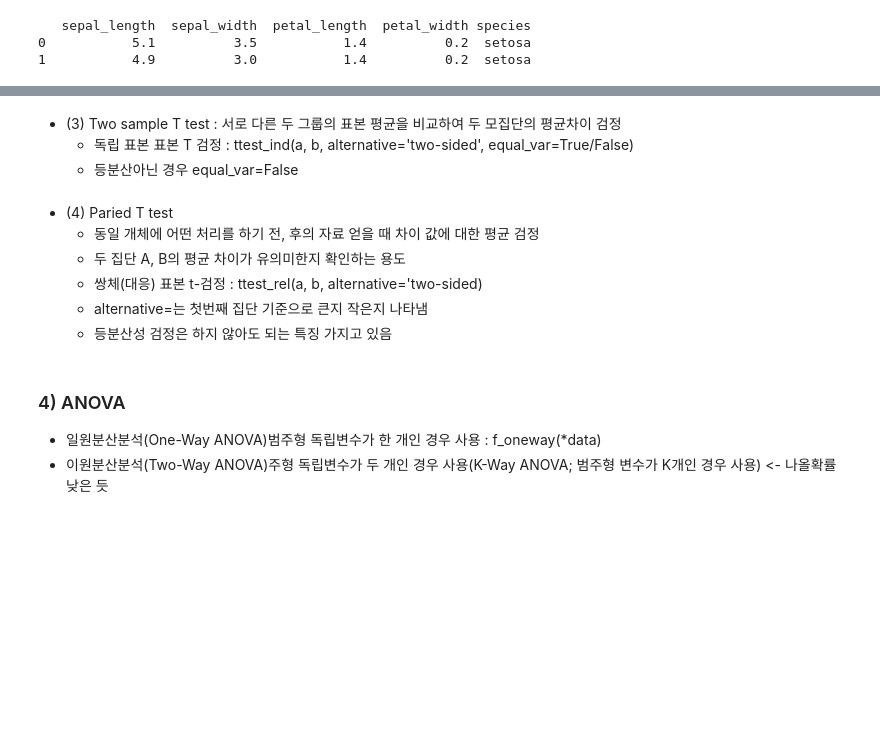
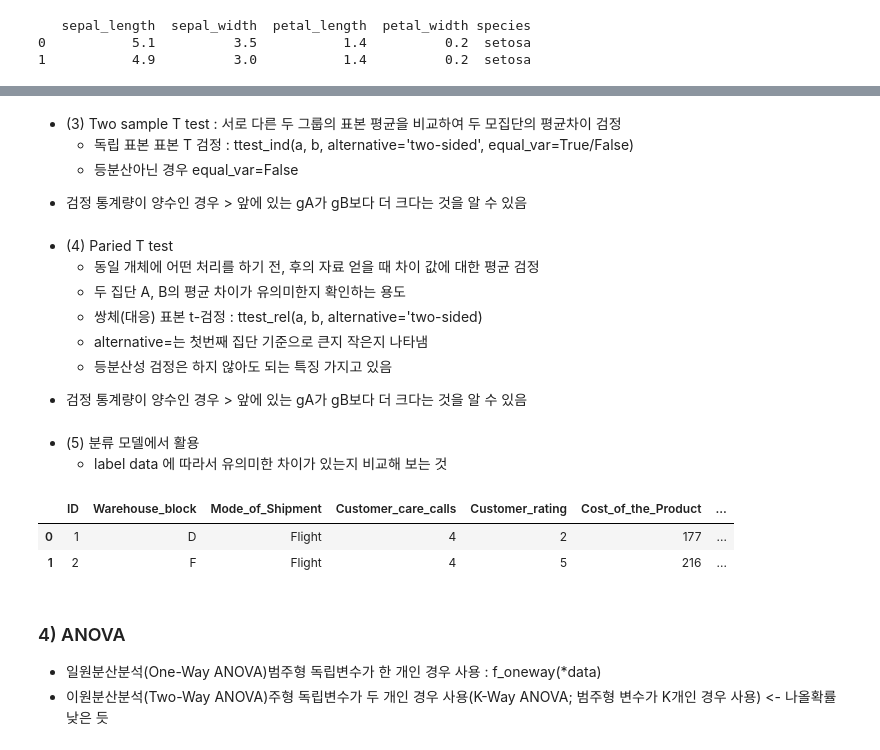
Before and after one commit to choiyun9yu/DataAnalysis, a Jupyter notebook: 빅분기 실기 자료/시험 가이드.ipynb, the cells around one changed output, grey strips where cells are left out. Drawn from its saved outputs; the diff is of its cells as text; code cells hidden in the pictures; blank space fills up the shorter version.

Commit message:
main

```diff
--- a/빅분기 실기 자료/시험 가이드.ipynb
+++ b/빅분기 실기 자료/시험 가이드.ipynb
@@ -1211,6 +1225,8 @@ print(f'{lower:.4f} ~ {upper:.4f}')
 - (3) Two sample T test : 서로 다른 두 그룹의 표본 평균을 비교하여 두 모집단의 평균차이 검정
     - 독립 표본 표본 T 검정 : ttest_ind(a, b, alternative='two-sided', equal_var=True/False)
     - 등분산아닌 경우 equal_var=False
+
+* 검정 통계량이 양수인 경우 > 앞에 있는 gA가 gB보다 더 크다는 것을 알 수 있음
 # %%
 # [1] 그룹 분할하기
 gA = df['stime20s']
@@ -1264,6 +1280,8 @@ print('기각' if pvalue < 0.05 else '채택') # 채택
     - 쌍체(대응) 표본 t-검정 : ttest_rel(a, b, alternative='two-sided)
     - alternative=는 첫번째 집단 기준으로 큰지 작은지 나타냄
     - 등분산성 검정은 하지 않아도 되는 특징 가지고 있음
+
+* 검정 통계량이 양수인 경우 > 앞에 있는 gA가 gB보다 더 크다는 것을 알 수 있음
 # %%
 # [1] 데이터 가져오기
 import pandas as pd
@@ -1323,3 +1341,50 @@ print('기각' if pvalue < 0.05 else '채택')
+# %% [markdown]
+- (5) 분류 모델에서 활용
+    - label data 에 따라서 유의미한 차이가 있는지 비교해 보는 것
+# %%
+import pandas as pd
+data = pd.read_csv('https://raw.githubusercontent.com/Soyoung-Yoon/bigdata/main/1st_Train.csv')
+data.head(2)
+
+# t-test
+# 연속형 변수 : 'Cost_of_the_Product', 'Weight_in_gms', 'Discount_offered'
+# 범주형 변수 : 'Reached.on.Time_Y.N'
+
+# 데이터 5000개 미만이면 정규성 테스트 shapiro,  kstest
+from scipy.stats import shapiro, kstest, bartlett, levene
+from scipy.stats import ttest_ind
+
+# [1] 그룹 나누기
+feature = 'Cost_of_the_Product'
+gA = data.loc[data['Reached.on.Time_Y.N']==1, feature]
+gB = data.loc[data['Reached.on.Time_Y.N']==0, feature]
+print(feature, gA.shape, gB.shape)
+
+# [2] 정규성, 등분산성 검정
+# sta, pva = shapiro(gA)    # 데이터가 5000개 이상이면 사피로 비추
+# stb, pvb = shapiro(gB)    # 데이터 많으면 kstest 추천
+_, pva = kstest(gA, "norm")
+_, pvb = kstest(gA, "norm")
+print(pva, pvb) # 0.0, 0.0 -> 둘 다 귀무가설 기각 -> 둘 다 정규성 불만족
+
+# 정규성 갖지 못하니까 levene사용
+_, pv = levene(gA, gB, center='median')
+print(pv)   # 0.06 -> 귀무가설 채택 -> 등분산성 만족
+
+# [3] ttest_ind
+from scipy.stats import ttest_ind
+statistics, pvalue = ttest_ind(gA, gB, alternative='two-sided', equal_var=True)
+print(f'{pvalue:.4f}')  # 0.000 -> 귀무가설 기각 -> 라벨 데이터 별 유의미한 차이 있다.
+
+# [4] 결론
+print('기각' if pvalue < 0.05 else '채택')  # 라벨 데이터 별 유의미한 차이 있다.
+
+# 위 코드는 피쳐 하나만 했는데 제시된 피쳐 하나씩 다해보면 피쳐마다 유의미한지 아닌지 알 수 있음
+# 함수나 반복문을 사용해서 돌려도 됨
+# %% [output]
+|  | ID | Warehouse_block | Mode_of_Shipment | Customer_care_calls | Customer_rating | Cost_of_the_Product | ... |
+| 0 | 1 | D | Flight | 4 | 2 | 177 | ... |
+| 1 | 2 | F | Flight | 4 | 5 | 216 | ... |
 # %% [markdown]
 ### 4) ANOVA
 - 일원분산분석(One-Way ANOVA)범주형 독립변수가 한 개인 경우 사용 : f_oneway(*data)
```
Also changed, not shown: parts of 3 cells of this notebook, 2 other files.
